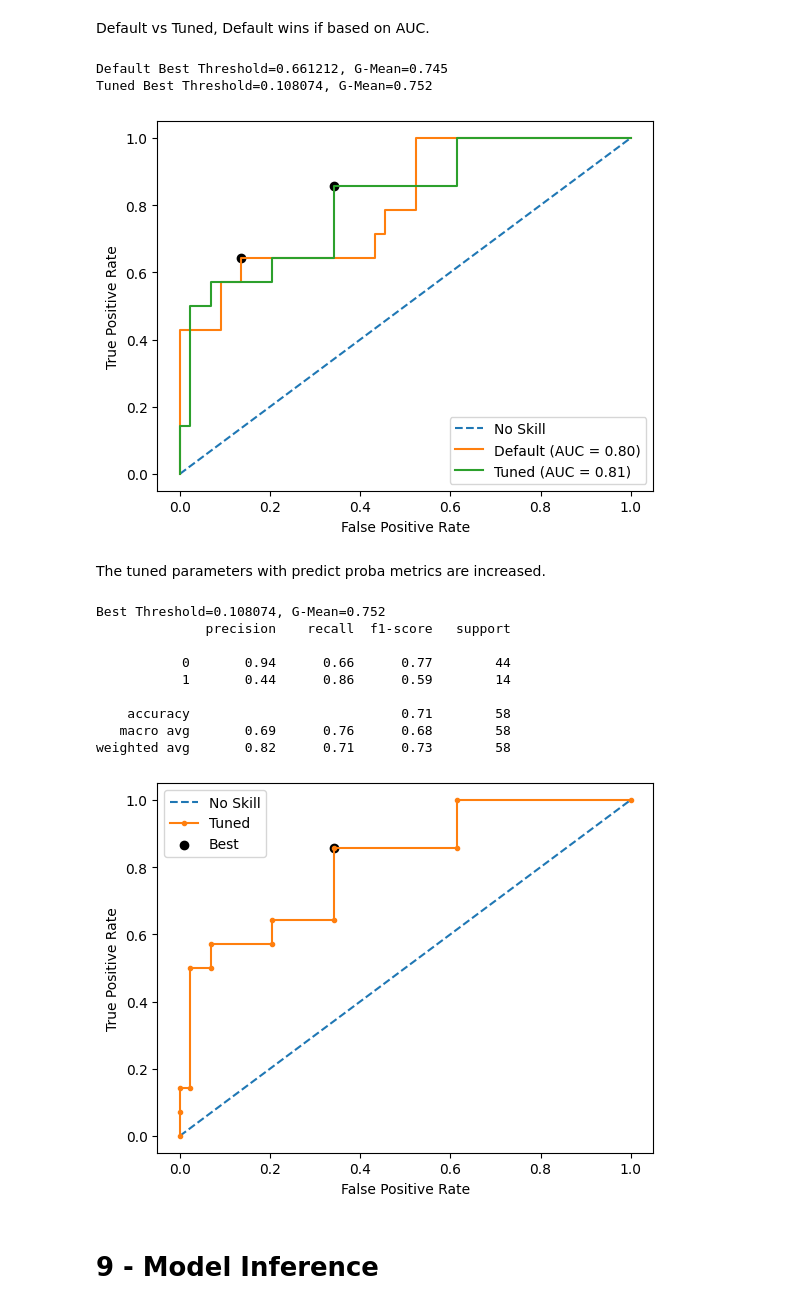
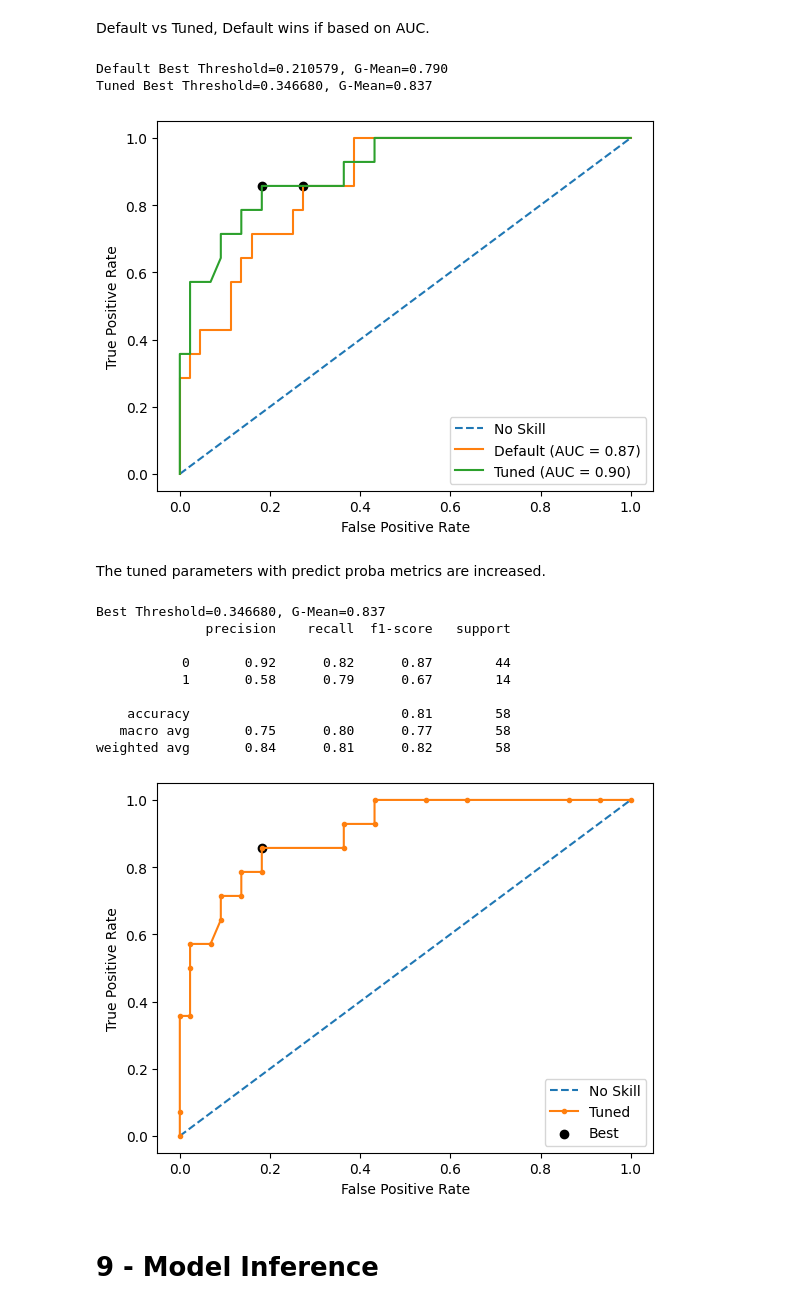
Before and after one commit to jasonrichdarmawan/p1-g3, a Jupyter notebook: h8dsft_P1G3_jason_rich_darmawan_onggo_putra.ipynb, the cells around one changed output. Saved outputs shown, nothing was run; the diff lists cells and outputs as text; code cells hidden in the pictures.

```diff
--- a/h8dsft_P1G3_jason_rich_darmawan_onggo_putra.ipynb
+++ b/h8dsft_P1G3_jason_rich_darmawan_onggo_putra.ipynb
@@ -372,7 +372,7 @@ num_cols_standard = ['creatinine_phosphokinase', 'ejection_fraction', 'platelets
 ## 5.1 - Train, Test, Inference Set
 # %%
 # randomly selected 10 rows.
-inf_set = dt.groupby(target).sample(5)
+inf_set = dt.groupby(target).sample(n=5, random_state=17)
 
 # remove the inf set from train and test set
 dt_train_test = dt.drop(inf_set.index)
@@ -839,7 +839,8 @@ rf_clf_tuned = make_pipeline(*pipe,
                                 random_state=17,
                                 max_depth=5,
                                 min_samples_leaf=4,
-                                min_samples_split=12))
+                                min_samples_split=62,
+                                max_samples=0.8))
 
 # Model Training
 rf_clf_tuned.fit(X=X_train, y=y_train)
@@ -919,7 +920,7 @@ def isolate():
     plt.plot()
 
     global rf_clf_tuned_threshold
-    rf_clf_tuned_threshold = 0.198925
+    rf_clf_tuned_threshold = 0.447078
 
     y_test_pred = (y_test_proba >= rf_clf_tuned_threshold).astype(int)
 
@@ -1085,9 +1086,9 @@ The recall and precision score for class 1 increased.
 xg_clf_tuned = make_pipeline(*pipe,
                              XGBClassifier(
                               random_state=17,
-                              max_depth=4,
-                              min_child_weight=2,
-                              gamma=0.76
+                              max_depth=1,
+                              min_child_weight=7,
+                              gamma=0.72
                               ))
 
 # Model Training
@@ -1144,48 +1145,48 @@ def isolate():
 
 isolate()
 # %% [output]
-Default Best Threshold=0.661212, G-Mean=0.745
-Tuned Best Threshold=0.108074, G-Mean=0.752
+Default Best Threshold=0.210579, G-Mean=0.790
+Tuned Best Threshold=0.346680, G-Mean=0.837
-[figure, old version]
+[figure, new version]
 # %% [markdown]
 The tuned parameters with predict proba metrics are increased.
 # %%
 def isolate():
     y_test_proba = xg_clf_tuned.predict_proba(X=X_test)[:,1]
 
     fpr, tpr, thresholds = roc_curve(y_true=y_test, y_score=y_test_proba)
 
     gmeans = np.sqrt(tpr * (1-fpr))
     ix = np.argmax(gmeans)
     print('Best Threshold=%f, G-Mean=%.3f' % (thresholds[ix], gmeans[ix]))
 
     plt.plot([0,1], [0,1], linestyle='--', label='No Skill')
     plt.plot(fpr, tpr, marker='.', label='Tuned')
     plt.scatter(fpr[ix], tpr[ix], marker='o', color='black', label='Best')
     plt.xlabel('False Positive Rate')
     plt.ylabel('True Positive Rate')
     plt.legend()
     plt.plot()
 
     global xg_clf_tuned_threshold
-    xg_clf_tuned_threshold = 0.108074
+    xg_clf_tuned_threshold = 0.346680
 
     y_test_pred = (y_test_proba >= xg_clf_tuned_threshold).astype(int)
 
     print(classification_report(y_true=y_test, y_pred=y_test_pred))
 
 isolate()
 # %% [output]
-Best Threshold=0.108074, G-Mean=0.752
+Best Threshold=0.346680, G-Mean=0.837
               precision    recall  f1-score   support
 
-           0       0.94      0.66      0.77        44
-           1       0.44      0.86      0.59        14
+           0       0.92      0.82      0.87        44
+           1       0.58      0.79      0.67        14
 
-    accuracy                           0.71        58
-   macro avg       0.69      0.76      0.68        58
-weighted avg       0.82      0.71      0.73        58
+    accuracy                           0.81        58
+   macro avg       0.75      0.80      0.77        58
+weighted avg       0.84      0.81      0.82        58
-[figure, old version]
+[figure, new version]
 # %%
 # Model Saving
 
```
Also changed, not shown: parts of 25 cells of this notebook, 4 other files.
